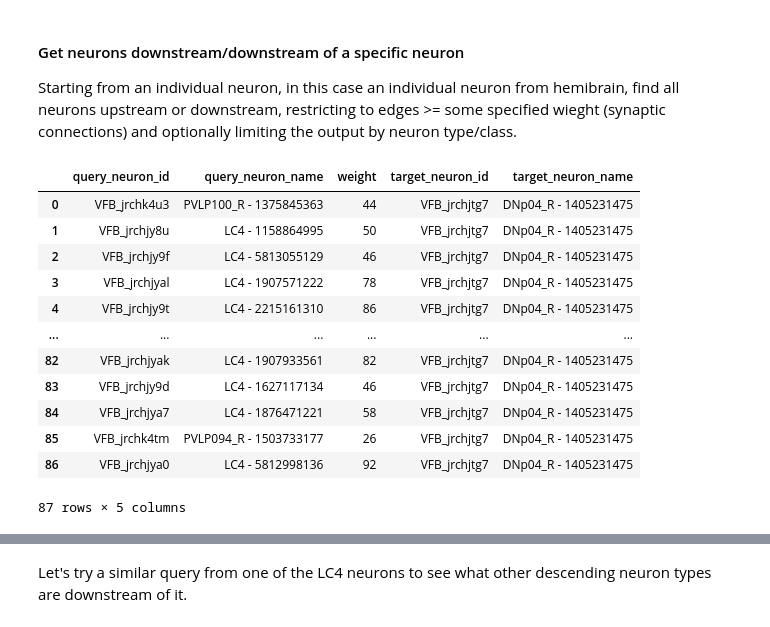
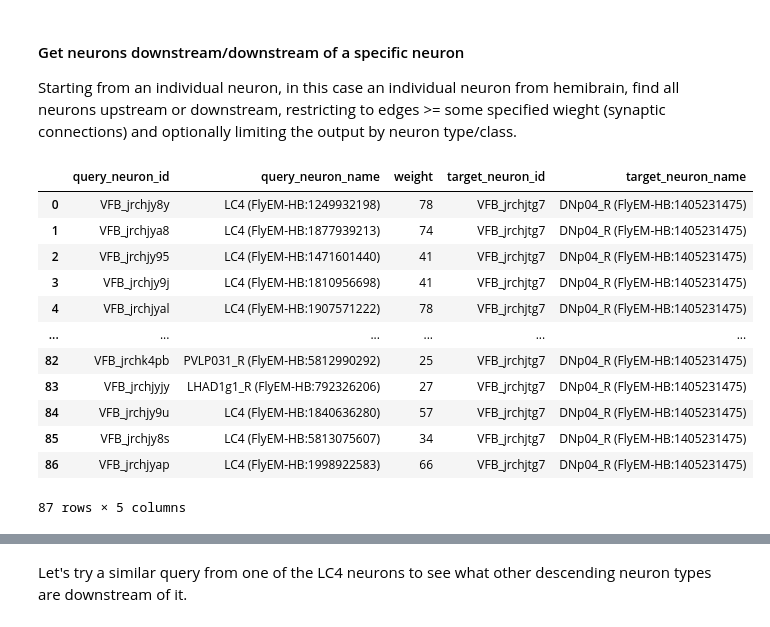
Before and after one commit to VirtualFlyBrain/training, a Jupyter notebook: Python Workshop/4_Connectomics.ipynb, the cells around one changed output, grey strips where cells are left out. Saved outputs shown, nothing was run; the diff lists cells and outputs as text; code cells hidden in the pictures.

```diff
--- a/Python Workshop/4_Connectomics.ipynb
+++ b/Python Workshop/4_Connectomics.ipynb
@@ -102,19 +174,20 @@ Starting from an individual neuron, in this case an individual neuron from hemib
 # %%
 # Starting point - let's take one of the individual descending neurons from
 # the previous exploratory queries and look for other inputs
 
-vc.get_neurons_upstream_of('DNp04_R - 1405231475', weight = 20)
+upstream_of_DNp04 = vc.get_neurons_upstream_of('DNp04_R (FlyEM-HB:1405231475)', weight = 20)
+upstream_of_DNp04
 # %% [output]
 |  | query_neuron_id | query_neuron_name | weight | target_neuron_id | target_neuron_name |
-| 0 | VFB_jrchk4u3 | PVLP100_R - 1375845363 | 44 | VFB_jrchjtg7 | DNp04_R - 1405231475 |
-| 1 | VFB_jrchjy8u | LC4 - 1158864995 | 50 | VFB_jrchjtg7 | DNp04_R - 1405231475 |
-| 2 | VFB_jrchjy9f | LC4 - 5813055129 | 46 | VFB_jrchjtg7 | DNp04_R - 1405231475 |
-| 3 | VFB_jrchjyal | LC4 - 1907571222 | 78 | VFB_jrchjtg7 | DNp04_R - 1405231475 |
-| 4 | VFB_jrchjy9t | LC4 - 2215161310 | 86 | VFB_jrchjtg7 | DNp04_R - 1405231475 |
+| 0 | VFB_jrchjy8y | LC4 (FlyEM-HB:1249932198) | 78 | VFB_jrchjtg7 | DNp04_R (FlyEM-HB:1405231475) |
+| 1 | VFB_jrchjya8 | LC4 (FlyEM-HB:1877939213) | 74 | VFB_jrchjtg7 | DNp04_R (FlyEM-HB:1405231475) |
+| 2 | VFB_jrchjy95 | LC4 (FlyEM-HB:1471601440) | 41 | VFB_jrchjtg7 | DNp04_R (FlyEM-HB:1405231475) |
+| 3 | VFB_jrchjy9j | LC4 (FlyEM-HB:1810956698) | 41 | VFB_jrchjtg7 | DNp04_R (FlyEM-HB:1405231475) |
+| 4 | VFB_jrchjyal | LC4 (FlyEM-HB:1907571222) | 78 | VFB_jrchjtg7 | DNp04_R (FlyEM-HB:1405231475) |
 | ... | ... | ... | ... | ... | ... |
-| 82 | VFB_jrchjyak | LC4 - 1907933561 | 82 | VFB_jrchjtg7 | DNp04_R - 1405231475 |
-| 83 | VFB_jrchjy9d | LC4 - 1627117134 | 46 | VFB_jrchjtg7 | DNp04_R - 1405231475 |
-| 84 | VFB_jrchjya7 | LC4 - 1876471221 | 58 | VFB_jrchjtg7 | DNp04_R - 1405231475 |
-| 85 | VFB_jrchk4tm | PVLP094_R - 1503733177 | 26 | VFB_jrchjtg7 | DNp04_R - 1405231475 |
-| 86 | VFB_jrchjya0 | LC4 - 5812998136 | 92 | VFB_jrchjtg7 | DNp04_R - 1405231475 |
+| 82 | VFB_jrchk4pb | PVLP031_R (FlyEM-HB:5812990292) | 25 | VFB_jrchjtg7 | DNp04_R (FlyEM-HB:1405231475) |
+| 83 | VFB_jrchjyjy | LHAD1g1_R (FlyEM-HB:792326206) | 27 | VFB_jrchjtg7 | DNp04_R (FlyEM-HB:1405231475) |
+| 84 | VFB_jrchjy9u | LC4 (FlyEM-HB:1840636280) | 57 | VFB_jrchjtg7 | DNp04_R (FlyEM-HB:1405231475) |
+| 85 | VFB_jrchjy8s | LC4 (FlyEM-HB:5813075607) | 34 | VFB_jrchjtg7 | DNp04_R (FlyEM-HB:1405231475) |
+| 86 | VFB_jrchjyap | LC4 (FlyEM-HB:1998922583) | 66 | VFB_jrchjtg7 | DNp04_R (FlyEM-HB:1405231475) |
 87 rows × 5 columns
```
Also changed, not shown: parts of 12 cells of this notebook, 7 other files.
